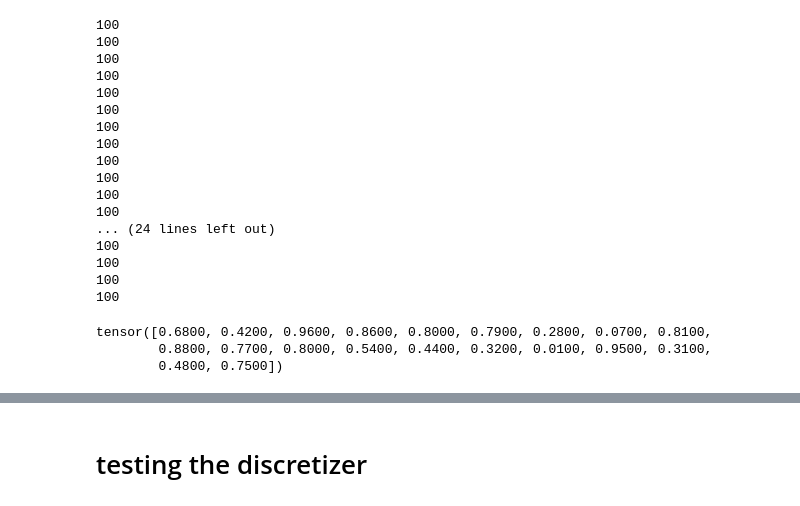
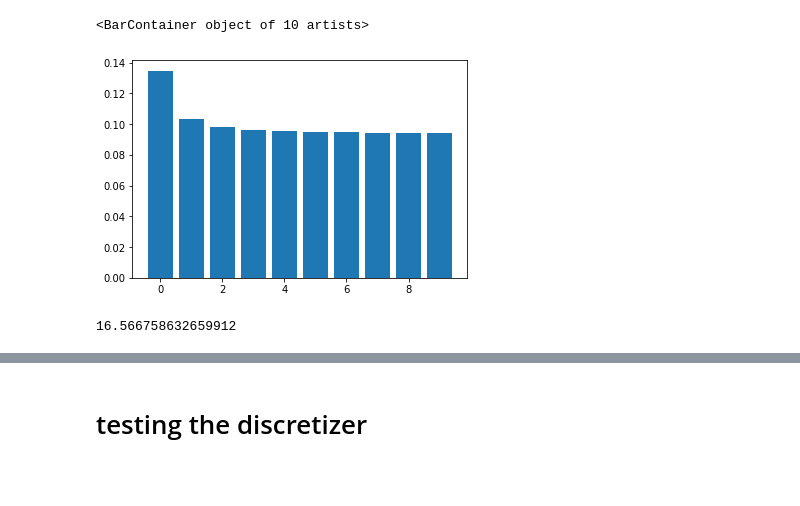
Before and after one commit to Jong-Min-Moon/LDPUts, a Jupyter notebook: playground.ipynb, the cells around one changed output, grey strips where cells are left out. Cells and saved outputs as stored; diff of their text form; code cells hidden in the pictures; blank space fills up the shorter version.

```diff
--- a/playground.ipynb
+++ b/playground.ipynb
@@ -13,40 +19,31 @@ def generate_nearly_unif(alphabet_size, beta, sample_size):
+# %%
+plt.bar(range(10), p_priv.cpu())
+# %% [output]
+<BarContainer object of 10 artists>
+[figure, added]
 # %%
+t = time.time()
+
 server_now = server_twosample_U(device)
-alphabet_size = 3
+data_gen = data_generator(device)
+alphabet_size = 1000
 beta = 0.5
 privacy_level = 1
-n_test = 1000
+n_test = 1
 n_permutation = 99
 significance_level = 0.05
-test_result = torch.zeros(n_test)
+sample_size = 100000
+test_result = torch.zeros(n_test).to(device)
 for i in range(n_test):
-    data_y = generate_nearly_unif(alphabet_size, beta, sample_size = 100)
-    data_z = generate_nearly_unif(alphabet_size, beta, sample_size = 100)
+    data_y = data_gen.generate_nearly_unif(alphabet_size, beta, sample_size = sample_size)
+    data_z = data_gen.generate_nearly_unif(alphabet_size, beta, sample_size = sample_size)
     LDPclient = client(device)
     LDPclient.load_data_disc(data_y, data_z, alphabet_size)
     data_y_priv, data_z_priv = LDPclient.release_LapU(privacy_level)
     test_result[i] = server_now.release_p_value(data_y_priv, data_z_priv, n_permutation)
+
+
+elapsed = time.time() - t
+elapsed
 # %% [output]
-100
-100
-100
-100
-100
-100
-100
-100
-100
-100
-100
-100
-... (24 lines left out)
-100
-100
-100
-100
+16.566758632659912
-# %%
-test_result
-# %% [output]
-tensor([0.6800, 0.4200, 0.9600, 0.8600, 0.8000, 0.7900, 0.2800, 0.0700, 0.8100,
-        0.8800, 0.7700, 0.8000, 0.5400, 0.4400, 0.3200, 0.0100, 0.9500, 0.3100,
-        0.4800, 0.7500])
```
Also changed, not shown: parts of 16 cells of this notebook, 4 other files.
